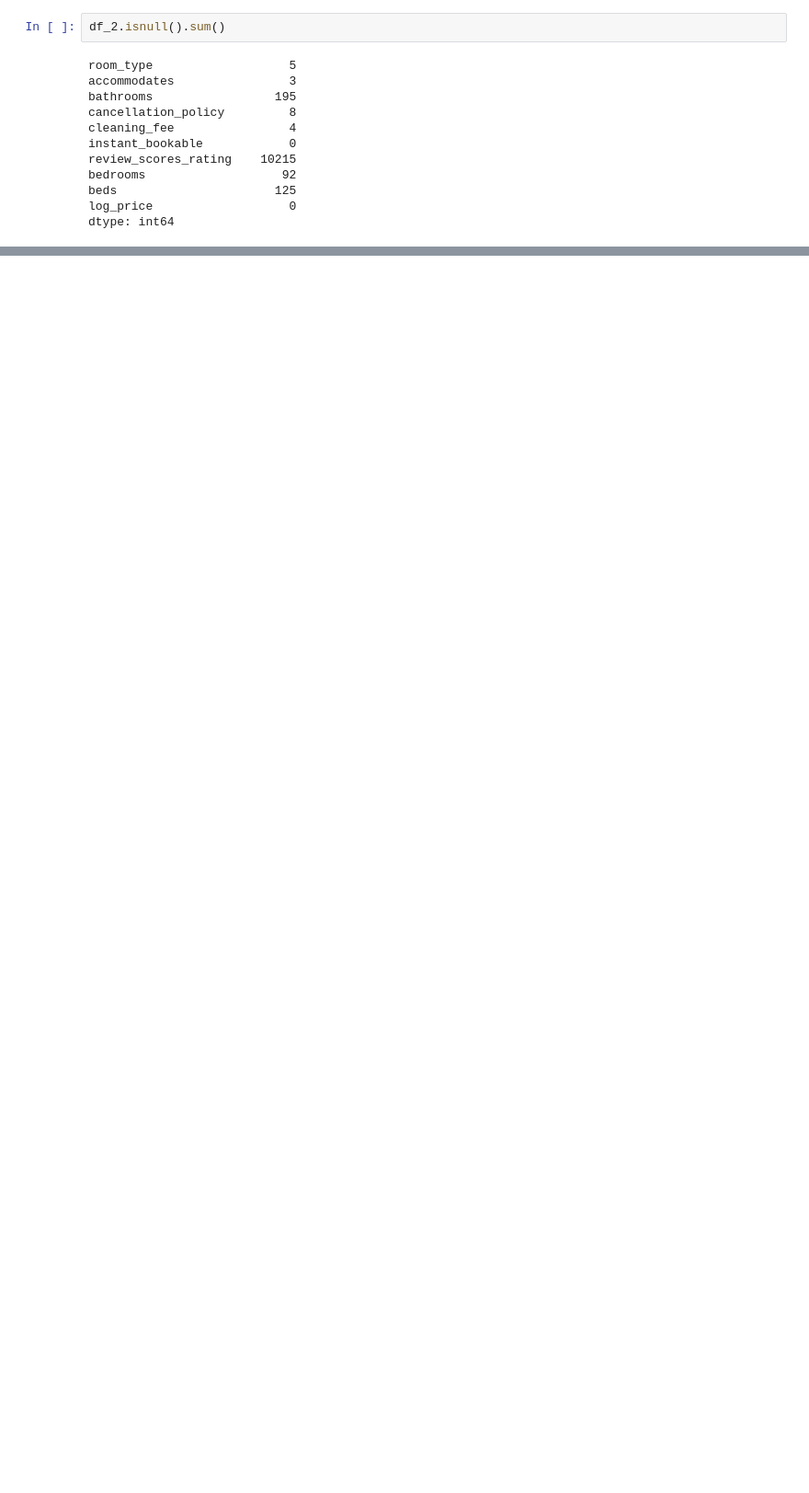
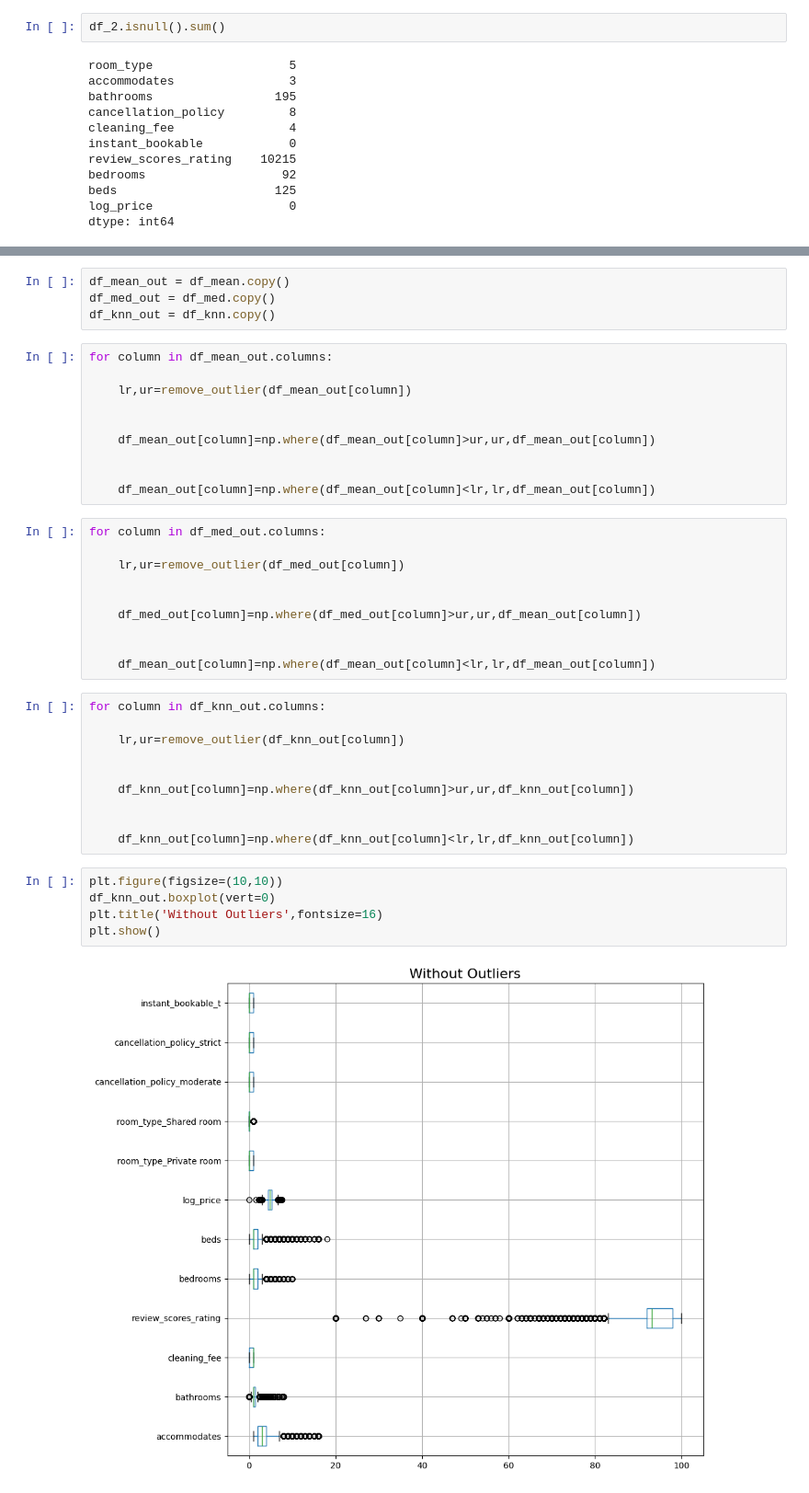
Before and after one commit to hanzla-mansuri/Exploring-Airbnb-Data, a Jupyter notebook: End to End Project.ipynb, the cells around one changed output, grey strips where cells are left out. Shown at 92% size. Saved outputs shown, nothing was run; the diff lists cells and outputs as text; blank space fills up the shorter version.

```diff
--- a/End to End Project.ipynb
+++ b/End to End Project.ipynb
@@ -126,0 +323,41 @@ dtype: int64
+# %%
+df_mean_out = df_mean.copy()
+df_med_out = df_med.copy()
+df_knn_out = df_knn.copy()
+# %%
+for column in df_mean_out.columns:
+
+    lr,ur=remove_outlier(df_mean_out[column])
+
+
+    df_mean_out[column]=np.where(df_mean_out[column]>ur,ur,df_mean_out[column])
+
+
+    df_mean_out[column]=np.where(df_mean_out[column]<lr,lr,df_mean_out[column])
+# %%
+for column in df_med_out.columns:
+
+    lr,ur=remove_outlier(df_med_out[column])
+
+
+    df_med_out[column]=np.where(df_med_out[column]>ur,ur,df_mean_out[column])
+
+
+    df_mean_out[column]=np.where(df_mean_out[column]<lr,lr,df_mean_out[column])
+# %%
+for column in df_knn_out.columns:
+
+    lr,ur=remove_outlier(df_knn_out[column])
+
+
+    df_knn_out[column]=np.where(df_knn_out[column]>ur,ur,df_knn_out[column])
+
+
+    df_knn_out[column]=np.where(df_knn_out[column]<lr,lr,df_knn_out[column])
+# %%
+plt.figure(figsize=(10,10))
+df_knn_out.boxplot(vert=0)
+plt.title('Without Outliers',fontsize=16)
+plt.show()
+# %% [output]
+[figure, added]
```
Also changed, not shown: parts of 50 cells of this notebook, 1 other file.
